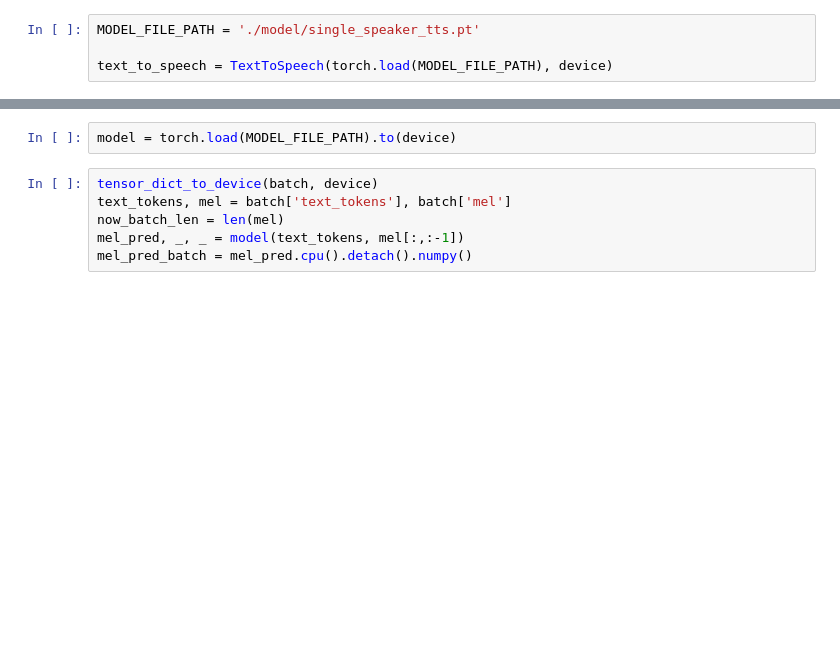
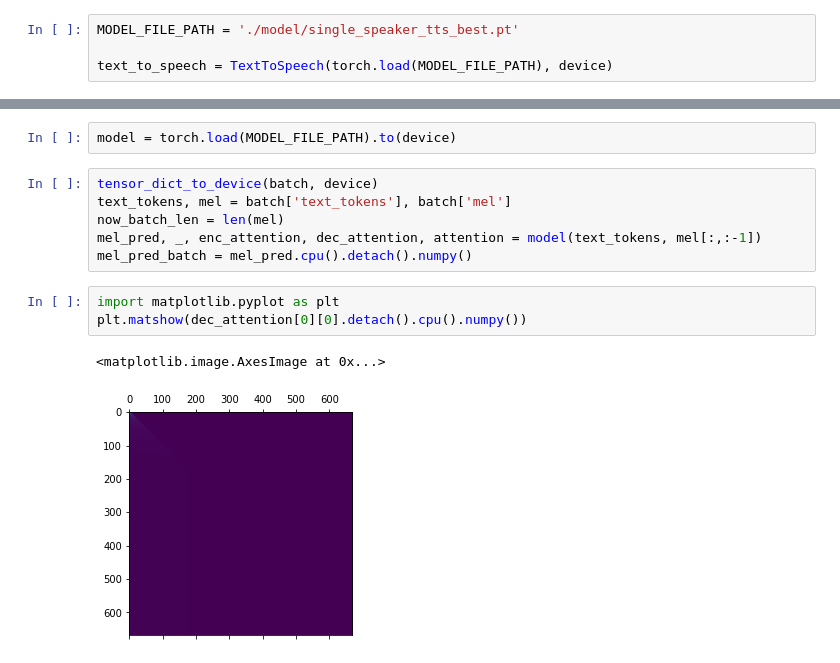
Before and after one commit to fidabspd/tts, a Jupyter notebook: tts_test.ipynb, the cells around one changed output, grey strips where cells are left out. Cells and saved outputs as stored; diff of their text form; blank space fills up the shorter version.

```diff
--- a/tts_test.ipynb
+++ b/tts_test.ipynb
@@ -3,7 +3,7 @@ from text_to_speech import *
 # %%
 device = 'cuda' if torch.cuda.is_available() else 'cpu'
 # %%
-MODEL_FILE_PATH = './model/single_speaker_tts.pt'
+MODEL_FILE_PATH = './model/single_speaker_tts_best.pt'
 
 text_to_speech = TextToSpeech(torch.load(MODEL_FILE_PATH), device)
 # %%
@@ -49,5 +68,11 @@ model = torch.load(MODEL_FILE_PATH).to(device)
 tensor_dict_to_device(batch, device)
 text_tokens, mel = batch['text_tokens'], batch['mel']
 now_batch_len = len(mel)
-mel_pred, _, _ = model(text_tokens, mel[:,:-1])
+mel_pred, _, enc_attention, dec_attention, attention = model(text_tokens, mel[:,:-1])
 mel_pred_batch = mel_pred.cpu().detach().numpy()
+# %%
+import matplotlib.pyplot as plt
+plt.matshow(dec_attention[0][0].detach().cpu().numpy())
+# %% [output]
+<matplotlib.image.AxesImage at 0x...>
+[figure, added]
```
Also changed, not shown: parts of 21 cells of this notebook, 1 other file.
